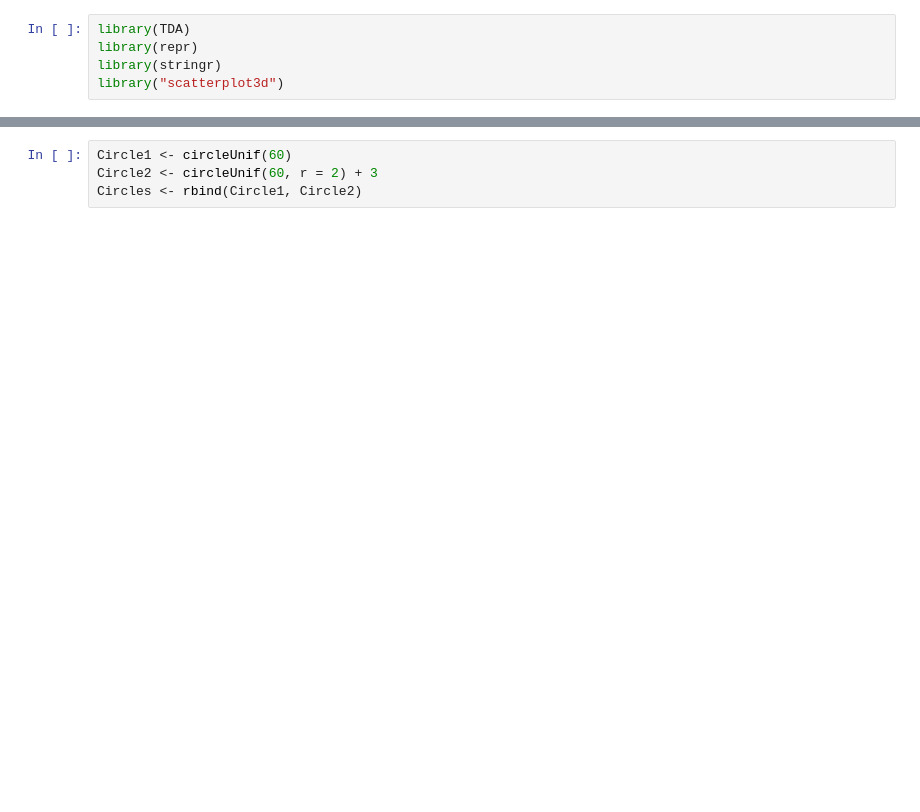
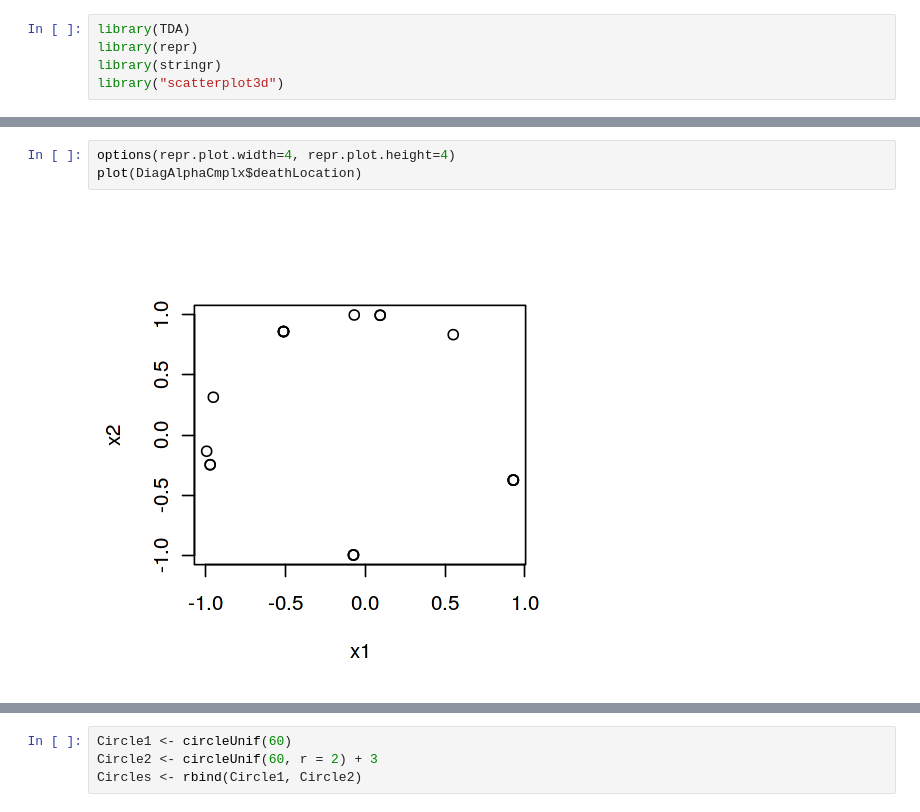
Before and after one commit to zneronha/Spring2019, a Jupyter notebook: AlphaFiltration/Alpha Complex Persistence.ipynb, the cells around one changed output, grey strips where cells are left out. Saved outputs shown, nothing was run; the diff lists cells and outputs as text; blank space fills up the shorter version.

```diff
--- a/AlphaFiltration/Alpha Complex Persistence.ipynb
+++ b/AlphaFiltration/Alpha Complex Persistence.ipynb
@@ -5,0 +94,5 @@ library("scatterplot3d")
+# %%
+options(repr.plot.width=4, repr.plot.height=4)
+plot(DiagAlphaCmplx$deathLocation)
+# %% [output]
+[figure, added]
```
Also changed, not shown: parts of 33 cells of this notebook.
